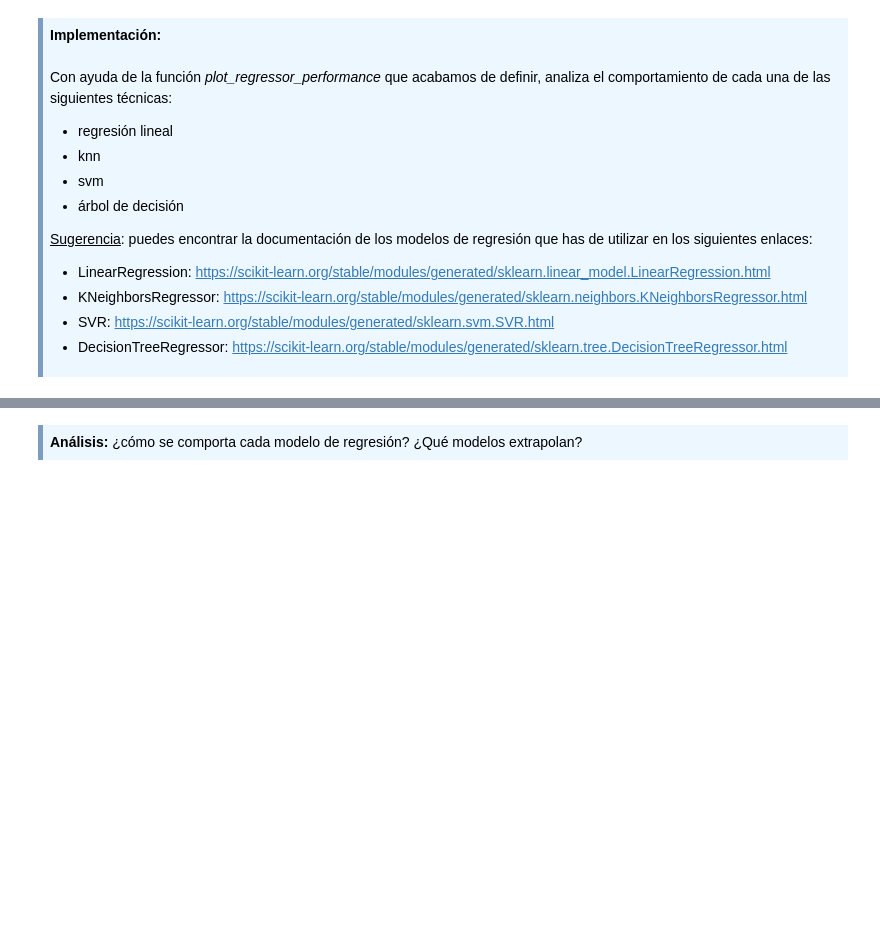
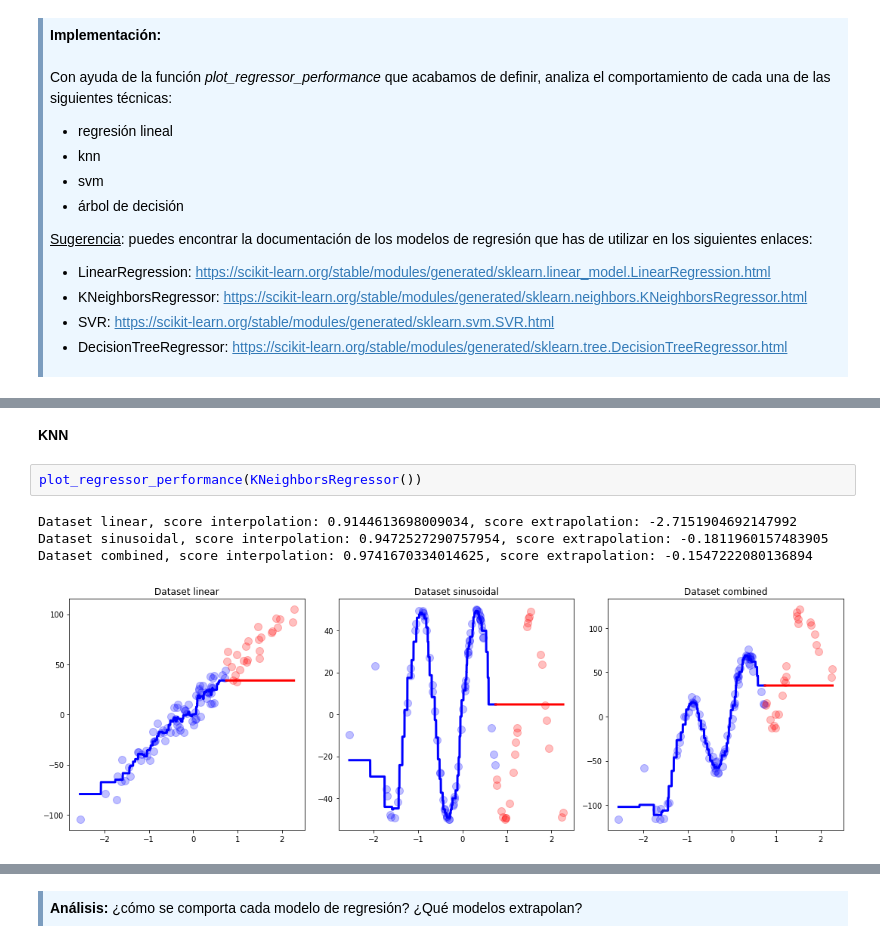
Before and after one commit to franjmelchor/MAMD-PEC4, a Jupyter notebook: code/20202_M2.855_PEC4-Enunciado.ipynb, the cells around one changed output, grey strips where cells are left out. Cells and saved outputs as stored; diff of their text form; blank space fills up the shorter version.

```diff
--- a/code/20202_M2.855_PEC4-Enunciado.ipynb
+++ b/code/20202_M2.855_PEC4-Enunciado.ipynb
@@ -132,0 +142,9 @@ Con ayuda de la función *plot_regressor_performance* que acabamos de definir, a
+# %% [markdown]
+**KNN**
+# %%
+plot_regressor_performance(KNeighborsRegressor())
+# %% [output]
+Dataset linear, score interpolation: 0.9144613698009034, score extrapolation: -2.7151904692147992
+Dataset sinusoidal, score interpolation: 0.9472527290757954, score extrapolation: -0.1811960157483905
+Dataset combined, score interpolation: 0.9741670334014625, score extrapolation: -0.1547222080136894
+[figure, added]
```
Also changed, not shown: parts of 26 cells of this notebook.
